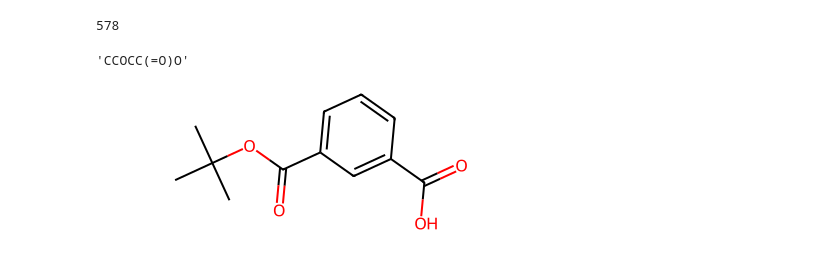
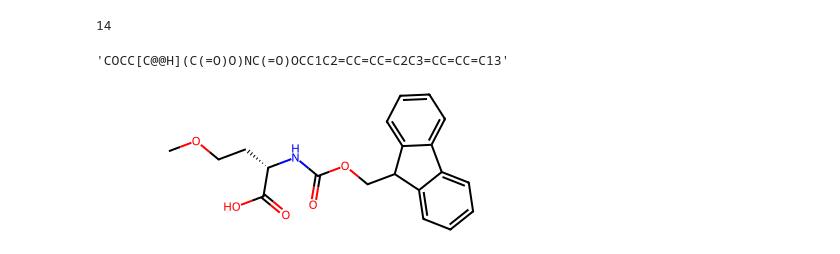
Before and after one commit to mtzknd/seqtosmiles, a Jupyter notebook: seqtosmiles.ipynb, the cells around one changed output. Drawn from its saved outputs; the diff is of its cells as text; code cells hidden in the pictures.

```diff
--- a/seqtosmiles.ipynb
+++ b/seqtosmiles.ipynb
@@ -150,0 +160,3 @@ bb_df
+# %%
+bb_df = pd.read_csv('aa_library_smiles.csv')
+bb_df
@@ -154,6 +175,7 @@ aadict = {}
 for idx, aa in enumerate(bb_df['abb']):
     aadict[aa] = bb_df['smiles'][idx]
 
+#cysteamine resins
 aadict['1'] = 'SCCNC(OCC1C2=C(C3=C1C=CC=C3)C=CC=C2)=O'
 aadict['2'] = 'SCCCNC(OCC1C2=C(C3=C1C=CC=C3)C=CC=C2)=O'
 aadict['3'] = 'SCCCN(C)C(OCC1C2=C(C3=C1C=CC=C3)C=CC=C2)=O'
@@ -164,12 +186,12 @@ aadict['7'] = 'O=C(OCC1C2=C(C3=C1C=CC=C3)C=CC=C2)N4CCC(CS)CC4'
 
 print(len(aadict))
 
-aadict['C55']
+aadict['A4']
 # %% [output]
-578
+14
-'CCOCC(=O)O'
+'COCC[C@@H](C(=O)O)NC(=O)OCC1C2=CC=CC=C2C3=CC=CC=C13'
 # %%
-display(Chem.MolFromSmiles(aadict['C257']))
+display(Chem.MolFromSmiles(aadict['A4']))
 # %% [output]
-[figure, old version]
+[figure, new version]
 # %%
```
Also changed, not shown: parts of 18 cells of this notebook.
